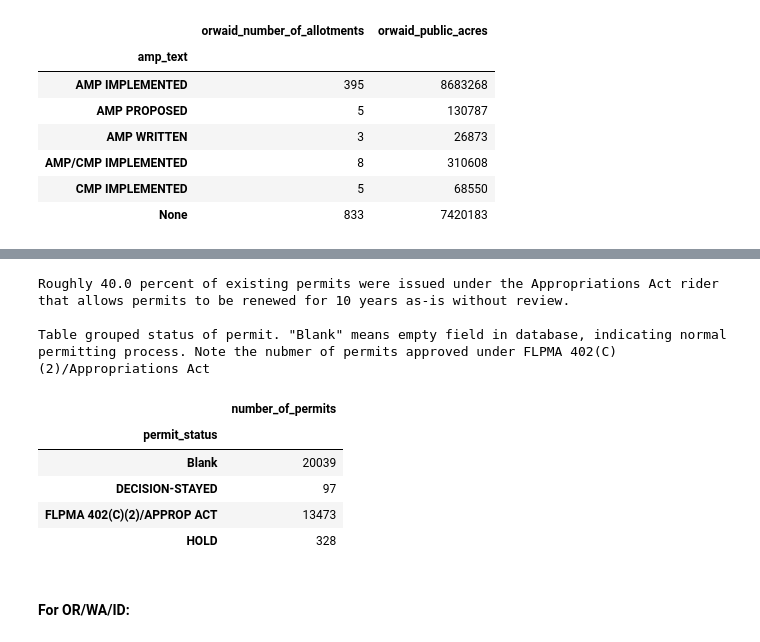
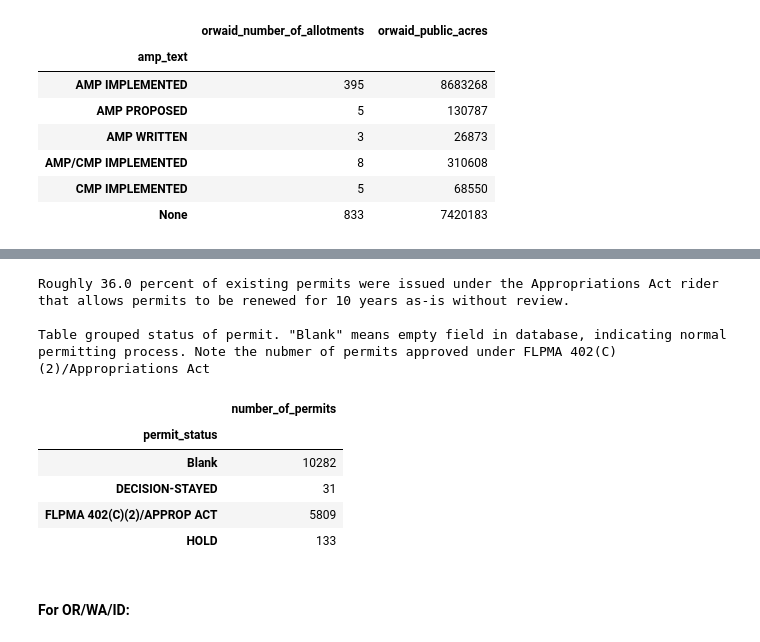
Before and after one commit to Oregon-Public-Broadcasting/rangeland, a Jupyter notebook: processing.ipynb, the cells around one changed output, grey strips where cells are left out. Cells and saved outputs as stored; diff of their text form; code cells hidden in the pictures.

```diff
--- a/processing.ipynb
+++ b/processing.ipynb
@@ -524 +526,13 @@ The number and percent of permits renewed under a provision that defers a full r
 #### For all BLM:
+# %%
+# create a new df we'll use for the analysis by copying permits dataframe
+permits_for_analysis = pd.DataFrame()
+permits_for_analysis = permits_for_analysis.append(permits)
+
+# give our permits_for_analysis a state field, ripped out of office code
+permits_for_analysis.loc[:,'state'] = permits_for_analysis['office_code'].str[2:4]
+
+# get rid of the duplicates from this field by keeping only unique authorization numbers
+permits_for_analysis.loc[:,'state_auth_no'] =  permits_for_analysis['state'] + permits_for_analysis['auth_no']
+permits_for_analysis.drop_duplicates('state_auth_no', inplace = True)
+permits_for_analysis
@@ -525,32 +558,37 @@ The number and percent of permits renewed under a provision that defers a full r
 # %%
-# create a new df we'll use for the analysis by compying permits dataframe
-permits_for_analysis = permits
+
 
 # fill the blanks with a string so we can use it as a group by category
 permits_for_analysis.loc[:,'id'] = permits_for_analysis.index + 1
 permits_for_analysis['permit_status'] = permits_for_analysis['permit_status'].fillna('Blank')
+
+permits_for_analysis['exp_year'] = permits_for_analysis['pl_exp_dt'].str[-4:]
+permits_for_analysis['exp_year'] = permits_for_analysis['exp_year'].astype('int64')
+
+permits_for_analysis = permits_for_analysis[permits_for_analysis['exp_year'] >= 2017]
+
 
 # create a new data frame with just the info we need for our analysis
 by_permit = pd.DataFrame({
         "number_of_permits": permits_for_analysis.groupby('permit_status').count().loc[:,'allotment_number']
     })
 
 # calculate the percentage of permits issued under the provision by dividing the sum of those permits by all permits
 pct_appropriations_act = by_permit['number_of_permits'][2:3].sum() / by_permit['number_of_permits'].sum()
 
 print 'Roughly {} percent of existing permits were issued under the Appropriations Act rider that allows permits to be renewed for 10 years as-is without review. \n'.format(round(pct_appropriations_act * 100))
 
 print 'Table grouped status of permit. "Blank" means empty field in database, indicating normal permitting process. Note the nubmer of permits approved under FLPMA 402(C)(2)/Appropriations Act'
 
 # and print that dataframe
 by_permit
 # %% [output]
-Roughly 40.0 percent of existing permits were issued under the Appropriations Act rider that allows permits to be renewed for 10 years as-is without review.
+Roughly 36.0 percent of existing permits were issued under the Appropriations Act rider that allows permits to be renewed for 10 years as-is without review.
 
 Table grouped status of permit. "Blank" means empty field in database, indicating normal permitting process. Note the nubmer of permits approved under FLPMA 402(C)(2)/Appropriations Act
 |  | number_of_permits |
 | permit_status |  |
-| Blank | 20039 |
-| DECISION-STAYED | 97 |
-| FLPMA 402(C)(2)/APPROP ACT | 13473 |
-| HOLD | 328 |
+| Blank | 10282 |
+| DECISION-STAYED | 31 |
+| FLPMA 402(C)(2)/APPROP ACT | 5809 |
+| HOLD | 133 |
```
Also changed, not shown: parts of 10 cells of this notebook, 13 other files.
